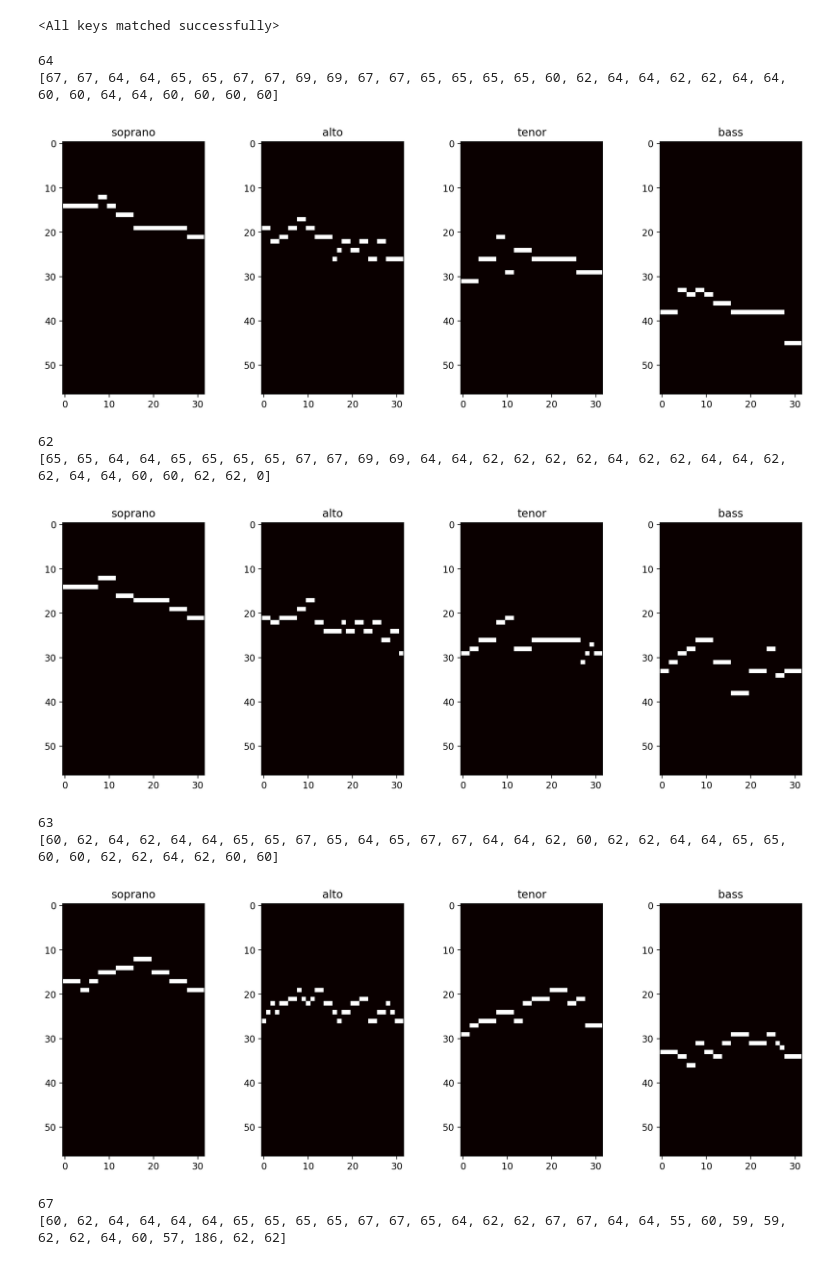
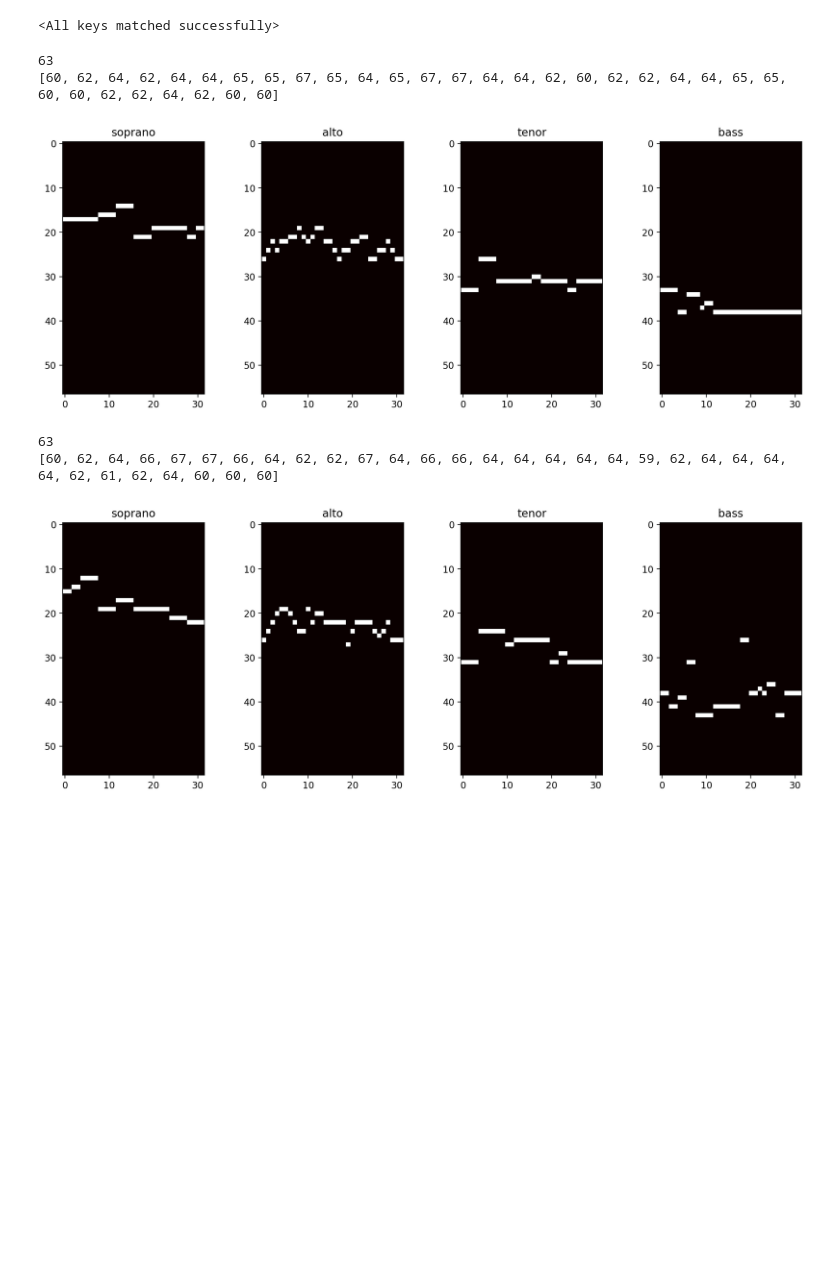
Before and after one commit to dbb1019/Shimon-Counterpoint, a Jupyter notebook: cocotorch/Coconet.ipynb, the cells around one changed output. Drawn from its saved outputs; the diff is of its cells as text; code cells hidden in the pictures; blank space fills up the shorter version.

```diff
--- a/cocotorch/Coconet.ipynb
+++ b/cocotorch/Coconet.ipynb
@@ -5,3 +5,10 @@ import numpy as np
 import mido
 import matplotlib.pyplot as plt
 from music21 import *
+# %%
+has_gpu = torch.cuda.is_available()
+has_mps = getattr(torch,'has_mps',False)
+device = "mps" if getattr(torch,'has_mps',False) \
+    else "gpu" if torch.cuda.is_available() else "cpu"
+
+print(device)
@@ -8,4 +17,7 @@ from music21 import *
 # %%
-device = 'cpu'
+# set dir
 base_dir = '/Users/annie/Documents/Shimon-Counterpoint/cocotorch/'
 base = '/Users/annie/Documents/Shimon-Counterpoint/'
+
+# load training data
+data = np.load(base_dir + 'Jsb16thSeparated.npz', encoding='bytes', allow_pickle=True)
@@ -564,23 +573,18 @@ def harmonize_melody(melody_dir, filename, model):
     elif avg_pitch >= 66 and avg_pitch <= 86:
         harmonize_soprano(melody_dir, filename, model)
 # %%
-for i in range(1,6):
+for i in range(2,3):
     melody_dir = f'/Users/annie/Documents/Shimon-Counterpoint/midi_files/test0{i}_input.mid'
     genmelody_dir = f'/Users/annie/Documents/Shimon-Counterpoint/midi_files/test0{i}_output.mid'
     filename1 = f'chorale1_0{i}.mid'
     filename2 = f'chorale2_0{i}.mid'
 
     harmonize_melody(melody_dir, filename1, model)
     harmonize_melody(genmelody_dir, filename2, model)
 # %% [output]
-64
-[67, 67, 64, 64, 65, 65, 67, 67, 69, 69, 67, 67, 65, 65, 65, 65, 60, 62, 64, 64, 62, 62, 64, 64, 60, 60, 64, 64, 60, 60, 60, 60]
+63
+[60, 62, 64, 62, 64, 64, 65, 65, 67, 65, 64, 65, 67, 67, 64, 64, 62, 60, 62, 62, 64, 64, 65, 65, 60, 60, 62, 62, 64, 62, 60, 60]
-[figure, old version]
+[figure, new version]
-62
-[65, 65, 64, 64, 65, 65, 65, 65, 67, 67, 69, 69, 64, 64, 62, 62, 62, 62, 64, 62, 62, 64, 64, 62, 62, 64, 64, 60, 60, 62, 62, 0]
+63
+[60, 62, 64, 66, 67, 67, 66, 64, 62, 62, 67, 64, 66, 66, 64, 64, 64, 64, 64, 59, 62, 64, 64, 64, 64, 62, 61, 62, 64, 60, 60, 60]
-[figure, old version]
+[figure, new version]
-63
-[60, 62, 64, 62, 64, 64, 65, 65, 67, 65, 64, 65, 67, 67, 64, 64, 62, 60, 62, 62, 64, 64, 65, 65, 60, 60, 62, 62, 64, 62, 60, 60]
-[figure, removed]
-67
-[60, 62, 64, 64, 64, 64, 65, 65, 65, 65, 67, 67, 65, 64, 62, 62, 67, 67, 64, 64, 55, 60, 59, 59, 62, 62, 64, 60, 57, 186, 62, 62]
```
Also changed, not shown: parts of 3 cells of this notebook, 16 other files.
